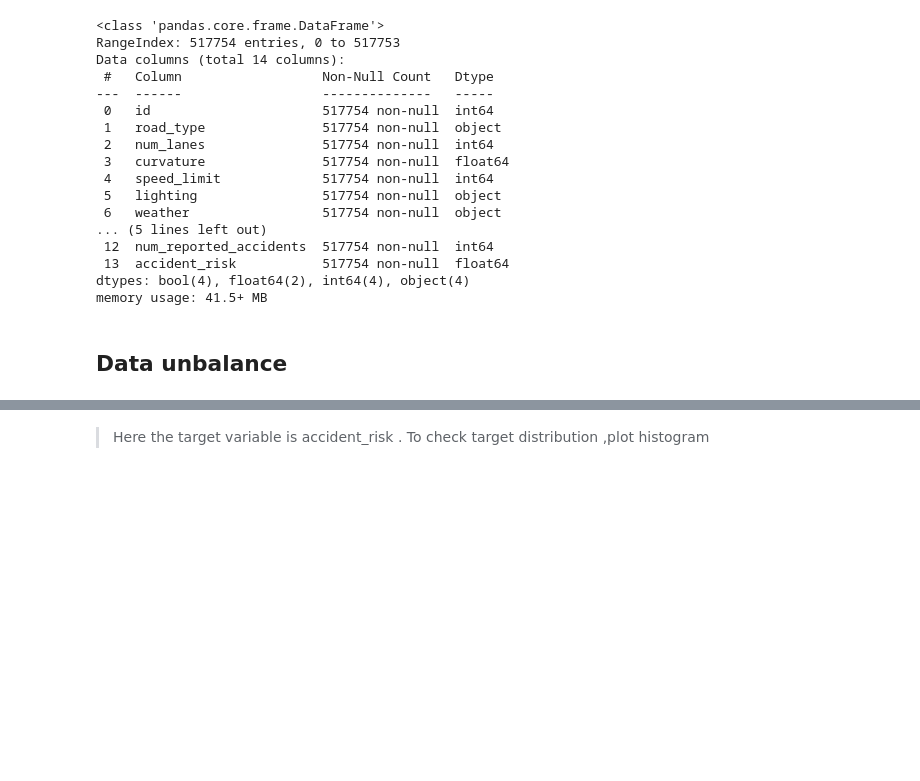
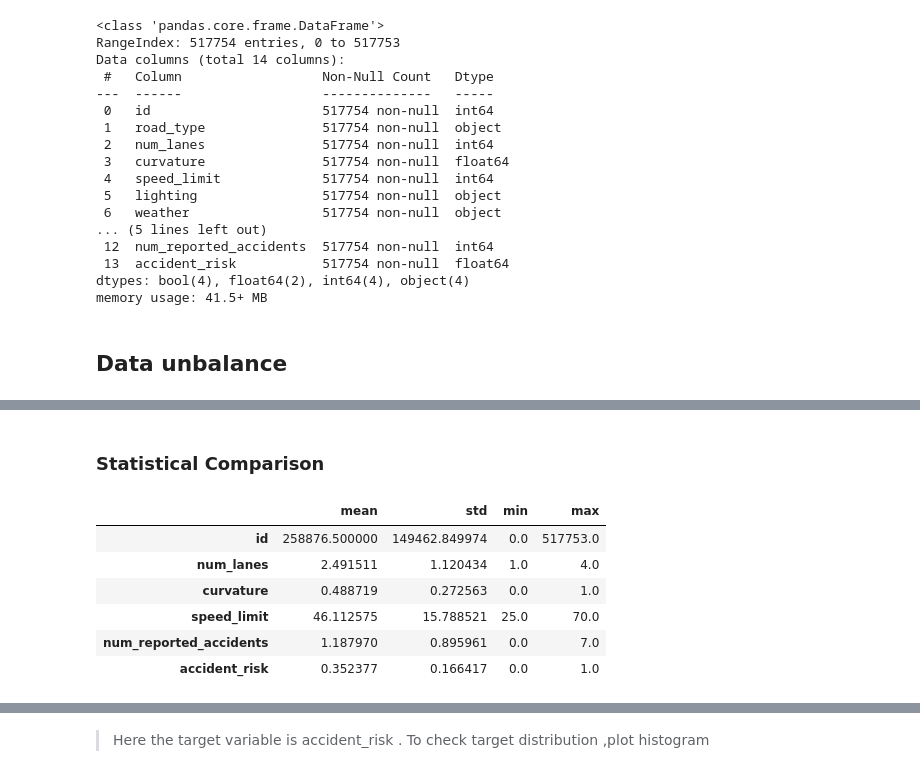
Before and after one commit to aneevinay/Road-accident-risk-prediction, a Jupyter notebook: Road Accident Prediction.ipynb, the cells around one changed output, grey strips where cells are left out. Saved outputs shown, nothing was run; the diff lists cells and outputs as text; code cells hidden in the pictures; blank space fills up the shorter version.

```diff
--- a/Road Accident Prediction.ipynb
+++ b/Road Accident Prediction.ipynb
@@ -118,0 +160,12 @@ memory usage: 41.5+ MB
+# %% [markdown]
+### Statistical Comparison
+# %%
+train.describe().T[['mean', 'std', 'min', 'max']]
+# %% [output]
+|  | mean | std | min | max |
+| id | 258876.500000 | 149462.849974 | 0.0 | 517753.0 |
+| num_lanes | 2.491511 | 1.120434 | 1.0 | 4.0 |
+| curvature | 0.488719 | 0.272563 | 0.0 | 1.0 |
+| speed_limit | 46.112575 | 15.788521 | 25.0 | 70.0 |
+| num_reported_accidents | 1.187970 | 0.895961 | 0.0 | 7.0 |
+| accident_risk | 0.352377 | 0.166417 | 0.0 | 1.0 |
```
Also changed, not shown: parts of 51 cells of this notebook.
